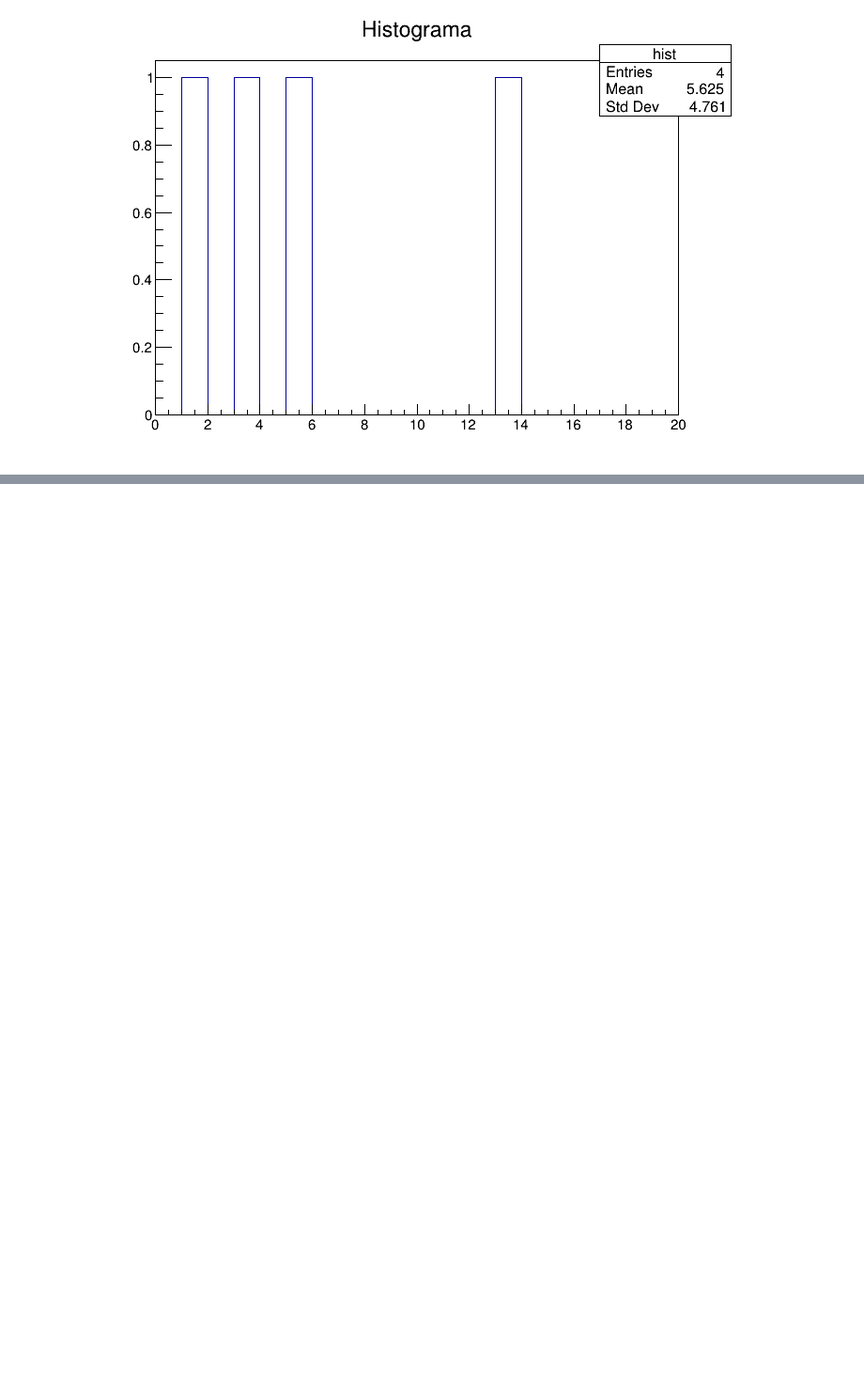
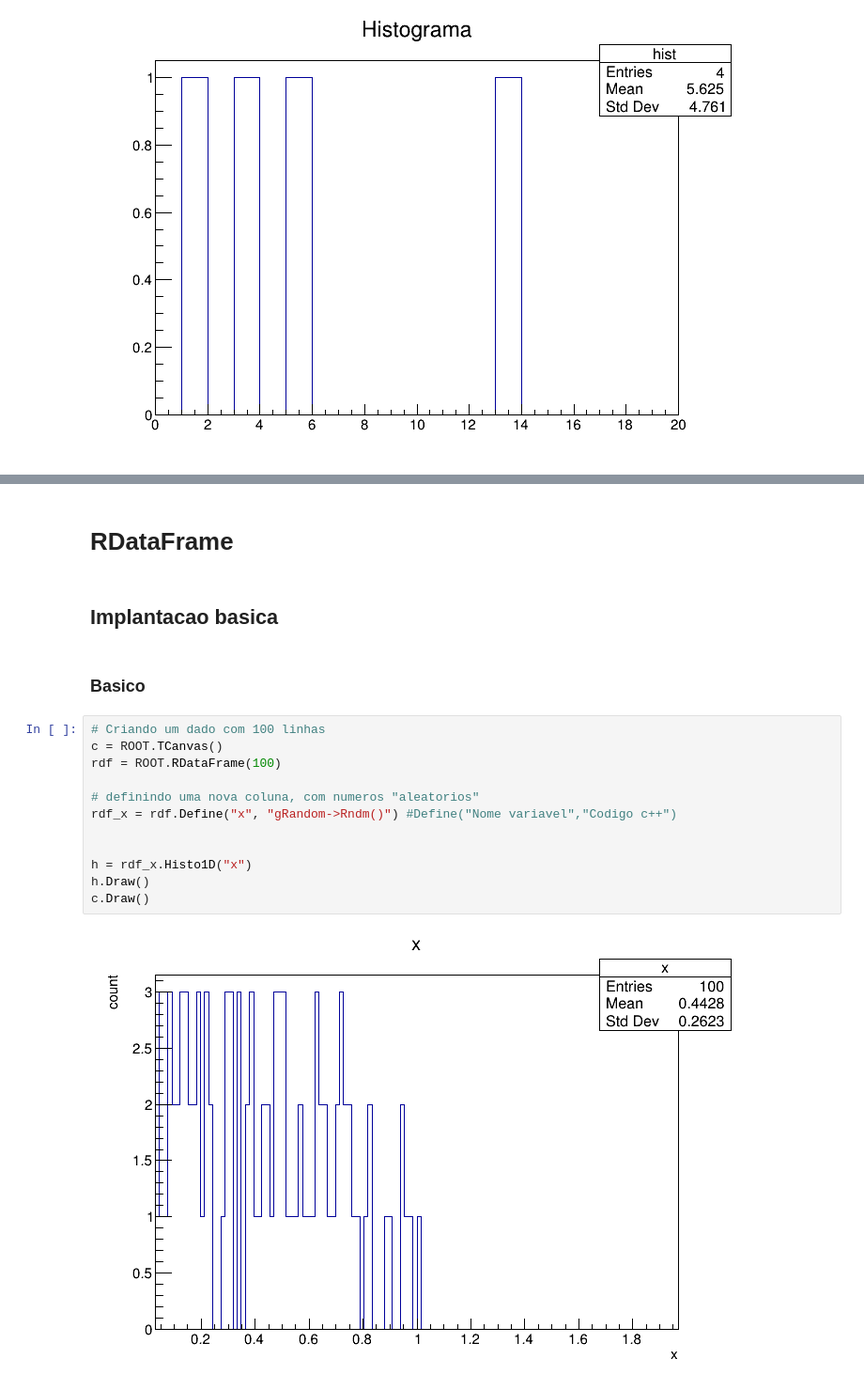
Before and after one commit to gabriels3t/Aprendendo-Cern-Root, a Jupyter notebook: main.ipynb, the cells around one changed output, grey strips where cells are left out. Shown at 94% size. Saved outputs shown, nothing was run; the diff lists cells and outputs as text; blank space fills up the shorter version.

Commit message:
Basico e introducao ao RDataFrame

```diff
--- a/main.ipynb
+++ b/main.ipynb
@@ -489,0 +487,20 @@ IndexError: array index out of range
+# %% [markdown]
+# RDataFrame
+# %% [markdown]
+## Implantacao basica
+# %% [markdown]
+### Basico
+# %%
+# Criando um dado com 100 linhas
+c = ROOT.TCanvas()
+rdf = ROOT.RDataFrame(100)
+
+# definindo uma nova coluna, com numeros "aleatorios"
+rdf_x = rdf.Define("x", "gRandom->Rndm()") #Define("Nome variavel","Codigo c++")
+
+
+h = rdf_x.Histo1D("x")
+h.Draw()
+c.Draw()
+# %% [output]
+[figure, added]
```
Also changed, not shown: parts of 8 cells of this notebook, 3 other files.
